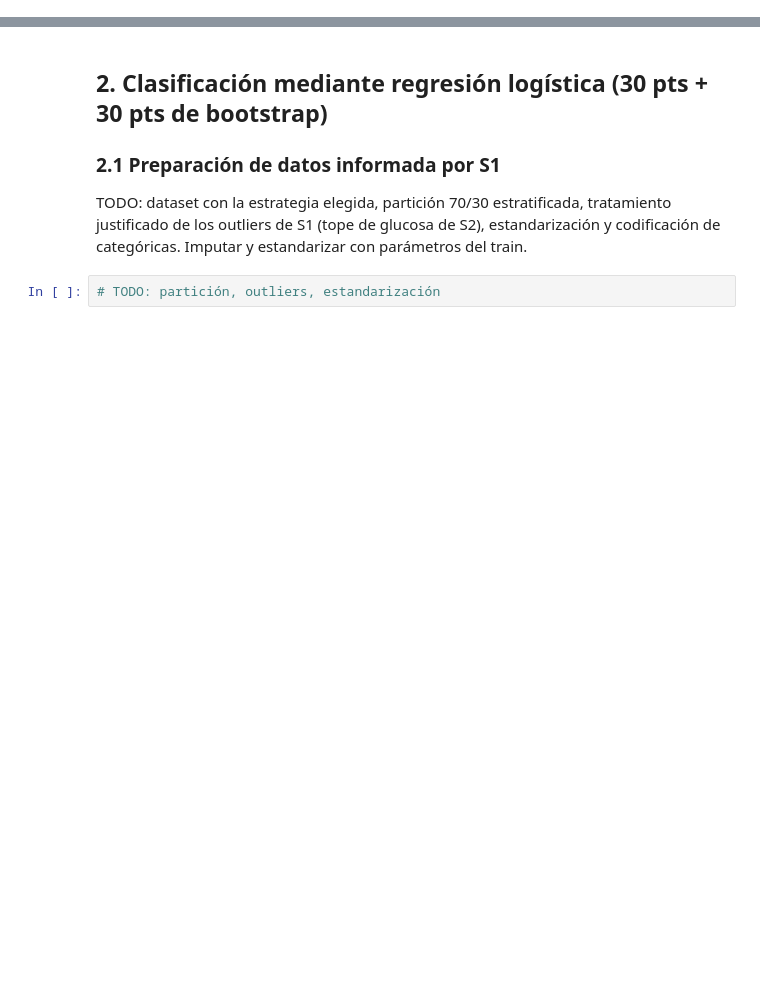
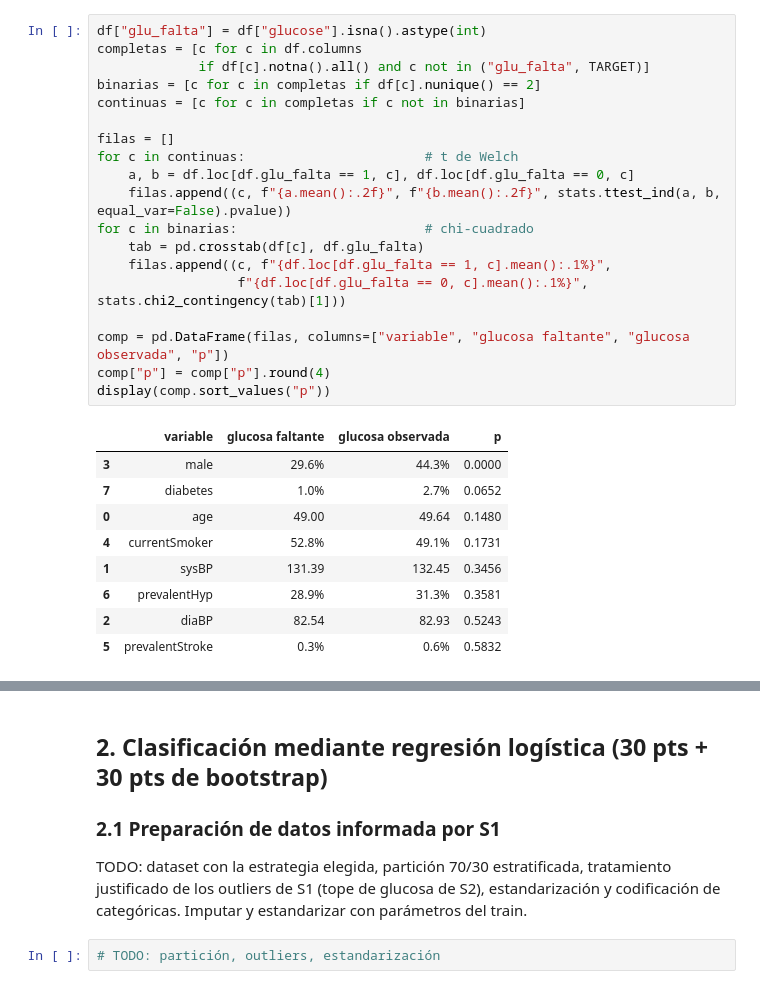
Before and after one commit to fdiaztoro/proyecto-grupo3-mcdi501, a Jupyter notebook: informes/sumativa-3-modelamiento-predictivo-integrado/Sumativa3_FraminghamHeartStudy_Codigo.ipynb, the cells around one changed output, grey strips where cells are left out. Drawn from its saved outputs; the diff is of its cells as text; blank space fills up the shorter version.

```diff
--- a/informes/sumativa-3-modelamiento-predictivo-integrado/Sumativa3_FraminghamHeartStudy_Codigo.ipynb
+++ b/informes/sumativa-3-modelamiento-predictivo-integrado/Sumativa3_FraminghamHeartStudy_Codigo.ipynb
@@ -35,0 +108,29 @@ TODO: variables con faltantes, % por variable y patrón (MCAR/MAR/MNAR) citando
+# %%
+df["glu_falta"] = df["glucose"].isna().astype(int)
+completas = [c for c in df.columns
+             if df[c].notna().all() and c not in ("glu_falta", TARGET)]
+binarias = [c for c in completas if df[c].nunique() == 2]
+continuas = [c for c in completas if c not in binarias]
+
+filas = []
+for c in continuas:                       # t de Welch
+    a, b = df.loc[df.glu_falta == 1, c], df.loc[df.glu_falta == 0, c]
+    filas.append((c, f"{a.mean():.2f}", f"{b.mean():.2f}", stats.ttest_ind(a, b, equal_var=False).pvalue))
+for c in binarias:                        # chi-cuadrado
+    tab = pd.crosstab(df[c], df.glu_falta)
+    filas.append((c, f"{df.loc[df.glu_falta == 1, c].mean():.1%}",
+                  f"{df.loc[df.glu_falta == 0, c].mean():.1%}", stats.chi2_contingency(tab)[1]))
+
+comp = pd.DataFrame(filas, columns=["variable", "glucosa faltante", "glucosa observada", "p"])
+comp["p"] = comp["p"].round(4)
+display(comp.sort_values("p"))
+# %% [output]
+|  | variable | glucosa faltante | glucosa observada | p |
+| 3 | male | 29.6% | 44.3% | 0.0000 |
+| 7 | diabetes | 1.0% | 2.7% | 0.0652 |
+| 0 | age | 49.00 | 49.64 | 0.1480 |
+| 4 | currentSmoker | 52.8% | 49.1% | 0.1731 |
+| 1 | sysBP | 131.39 | 132.45 | 0.3456 |
+| 6 | prevalentHyp | 28.9% | 31.3% | 0.3581 |
+| 2 | diaBP | 82.54 | 82.93 | 0.5243 |
+| 5 | prevalentStroke | 0.3% | 0.6% | 0.5832 |
```
Also changed, not shown: parts of 23 cells of this notebook.
